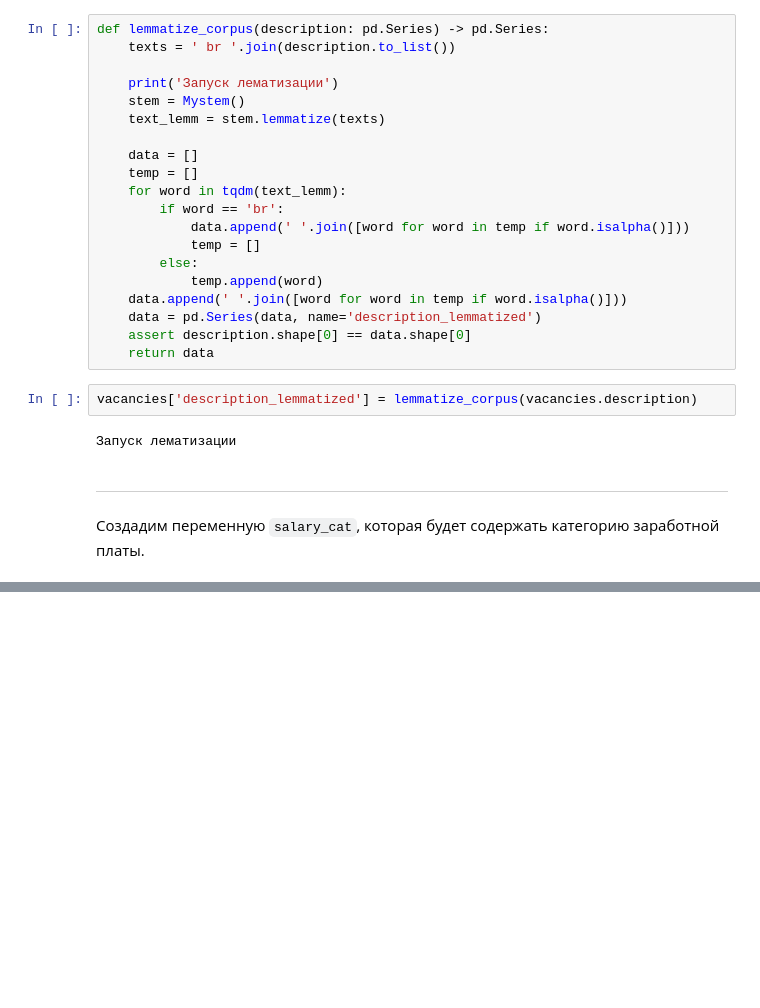
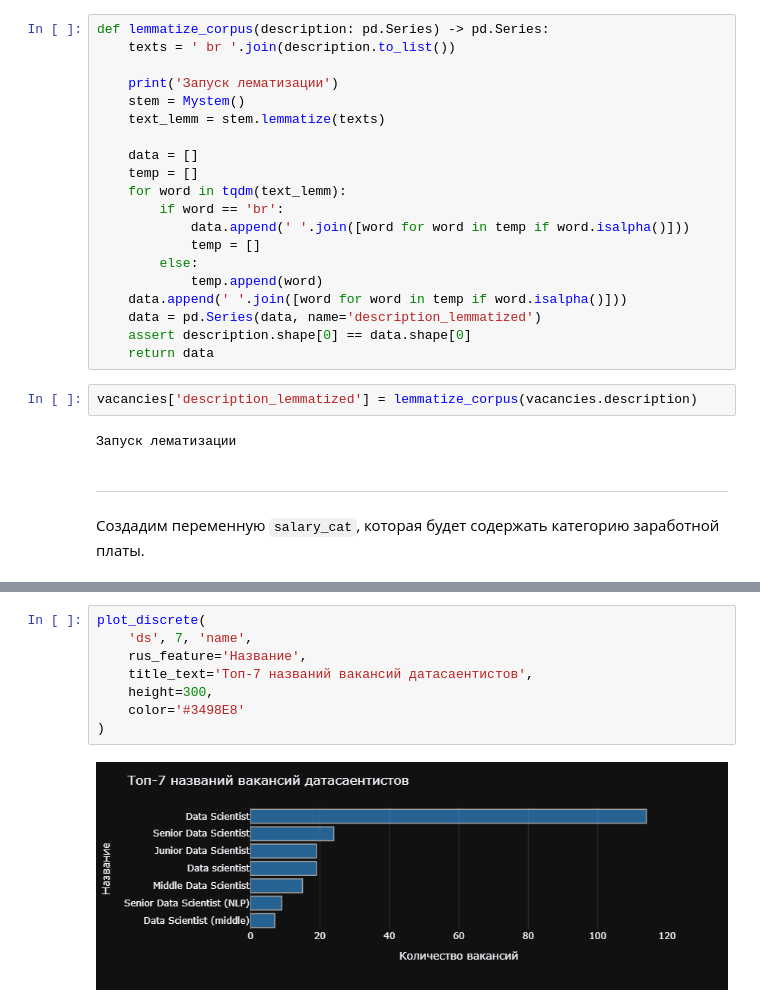
Before and after one commit to KuBaN658/vacancy_analysis, a Jupyter notebook: vacancy_analysis.ipynb, the cells around one changed output, grey strips where cells are left out. Drawn from its saved outputs; the diff is of its cells as text; blank space fills up the shorter version.

```diff
--- a/vacancy_analysis.ipynb
+++ b/vacancy_analysis.ipynb
@@ -395,0 +488,10 @@ Name: count, dtype: int64
+# %%
+plot_discrete(
+    'ds', 7, 'name',
+    rus_feature='Название',
+    title_text='Топ-7 названий вакансий датасаентистов',
+    height=300,
+    color='#3498E8'
+)
+# %% [output]
+[figure, added]
```
Also changed, not shown: parts of 58 cells of this notebook, 6 other files.
